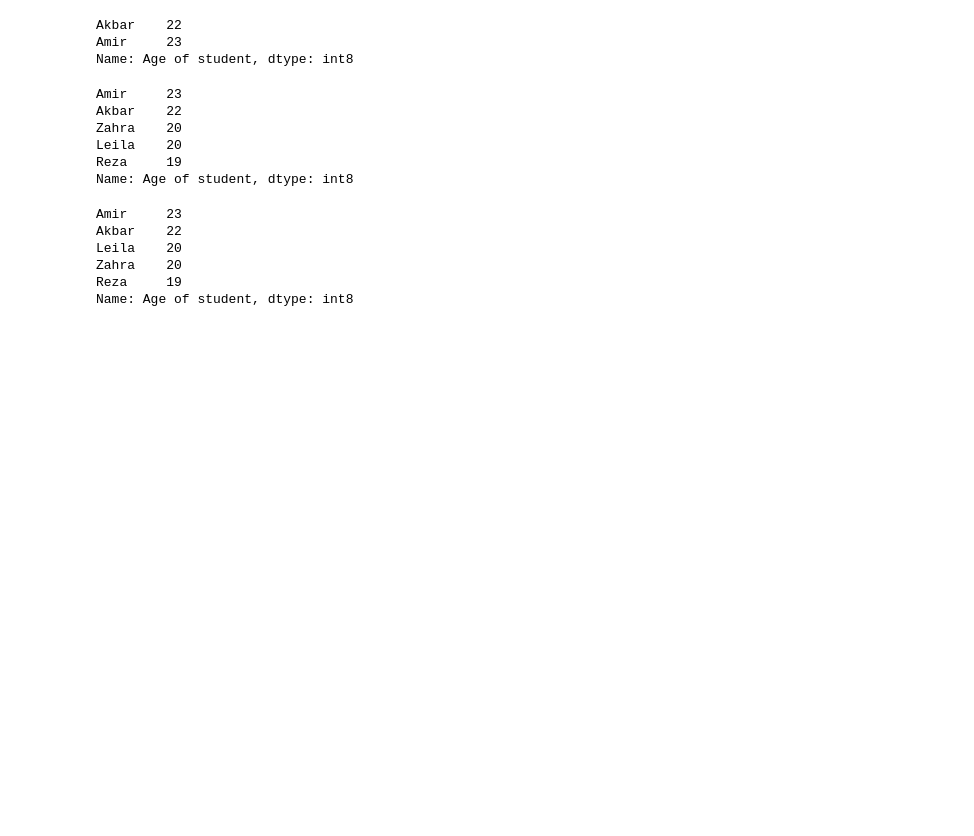
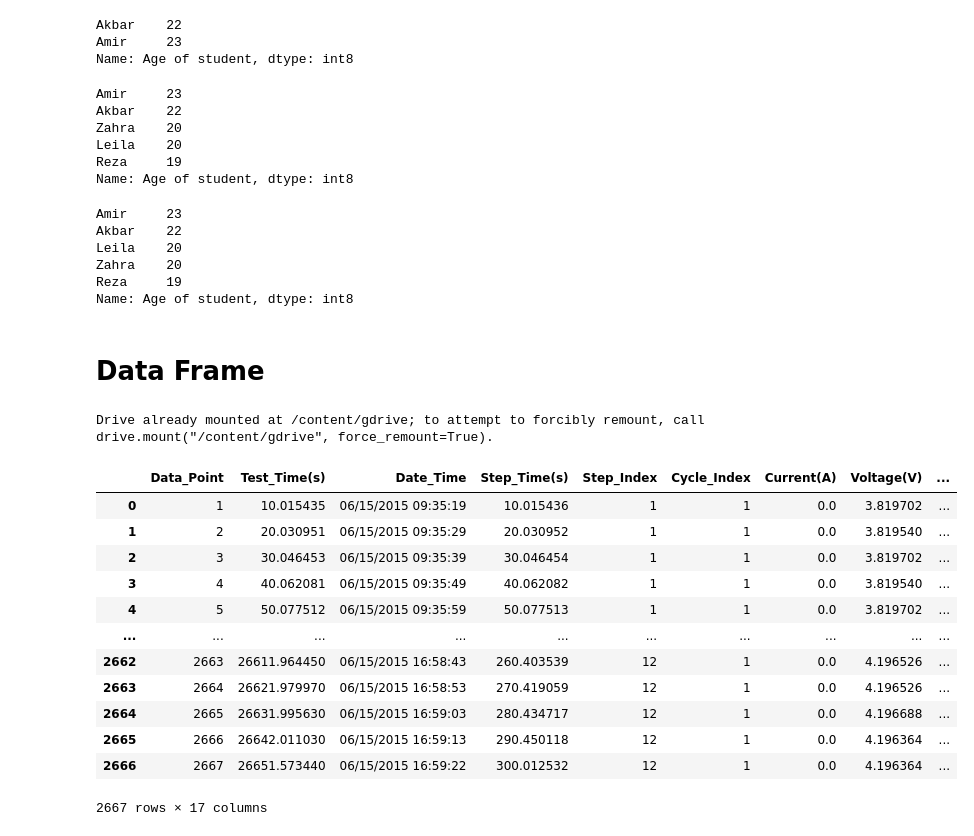
Before and after one commit to leilaamani/Machin-learning, a Jupyter notebook: Pandas_Library.ipynb, the cells around one changed output. Saved outputs shown, nothing was run; the diff lists cells and outputs as text; code cells hidden in the pictures; blank space fills up the shorter version.

```diff
--- a/Pandas_Library.ipynb
+++ b/Pandas_Library.ipynb
@@ -96,3 +97,25 @@ Leila    20
 Zahra    20
 Reza     19
 Name: Age of student, dtype: int8
+# %% [markdown]
+# **Data Frame**
+# %%
+from google.colab import drive
+drive.mount('/content/gdrive')
+battery_df=pd.read_csv('/content/battery data.csv')
+battery_df
+# %% [output]
+Drive already mounted at /content/gdrive; to attempt to forcibly remount, call drive.mount("/content/gdrive", force_remount=True).
+|  | Data_Point | Test_Time(s) | Date_Time | Step_Time(s) | Step_Index | Cycle_Index | Current(A) | Voltage(V) | ... |
+| 0 | 1 | 10.015435 | 06/15/2015 09:35:19 | 10.015436 | 1 | 1 | 0.0 | 3.819702 | ... |
+| 1 | 2 | 20.030951 | 06/15/2015 09:35:29 | 20.030952 | 1 | 1 | 0.0 | 3.819540 | ... |
+| 2 | 3 | 30.046453 | 06/15/2015 09:35:39 | 30.046454 | 1 | 1 | 0.0 | 3.819702 | ... |
+| 3 | 4 | 40.062081 | 06/15/2015 09:35:49 | 40.062082 | 1 | 1 | 0.0 | 3.819540 | ... |
+| 4 | 5 | 50.077512 | 06/15/2015 09:35:59 | 50.077513 | 1 | 1 | 0.0 | 3.819702 | ... |
+| ... | ... | ... | ... | ... | ... | ... | ... | ... | ... |
+| 2662 | 2663 | 26611.964450 | 06/15/2015 16:58:43 | 260.403539 | 12 | 1 | 0.0 | 4.196526 | ... |
+| 2663 | 2664 | 26621.979970 | 06/15/2015 16:58:53 | 270.419059 | 12 | 1 | 0.0 | 4.196526 | ... |
+| 2664 | 2665 | 26631.995630 | 06/15/2015 16:59:03 | 280.434717 | 12 | 1 | 0.0 | 4.196688 | ... |
+| 2665 | 2666 | 26642.011030 | 06/15/2015 16:59:13 | 290.450118 | 12 | 1 | 0.0 | 4.196364 | ... |
+| 2666 | 2667 | 26651.573440 | 06/15/2015 16:59:22 | 300.012532 | 12 | 1 | 0.0 | 4.196364 | ... |
+2667 rows × 17 columns
```
Also changed, not shown: parts of 10 cells of this notebook.
